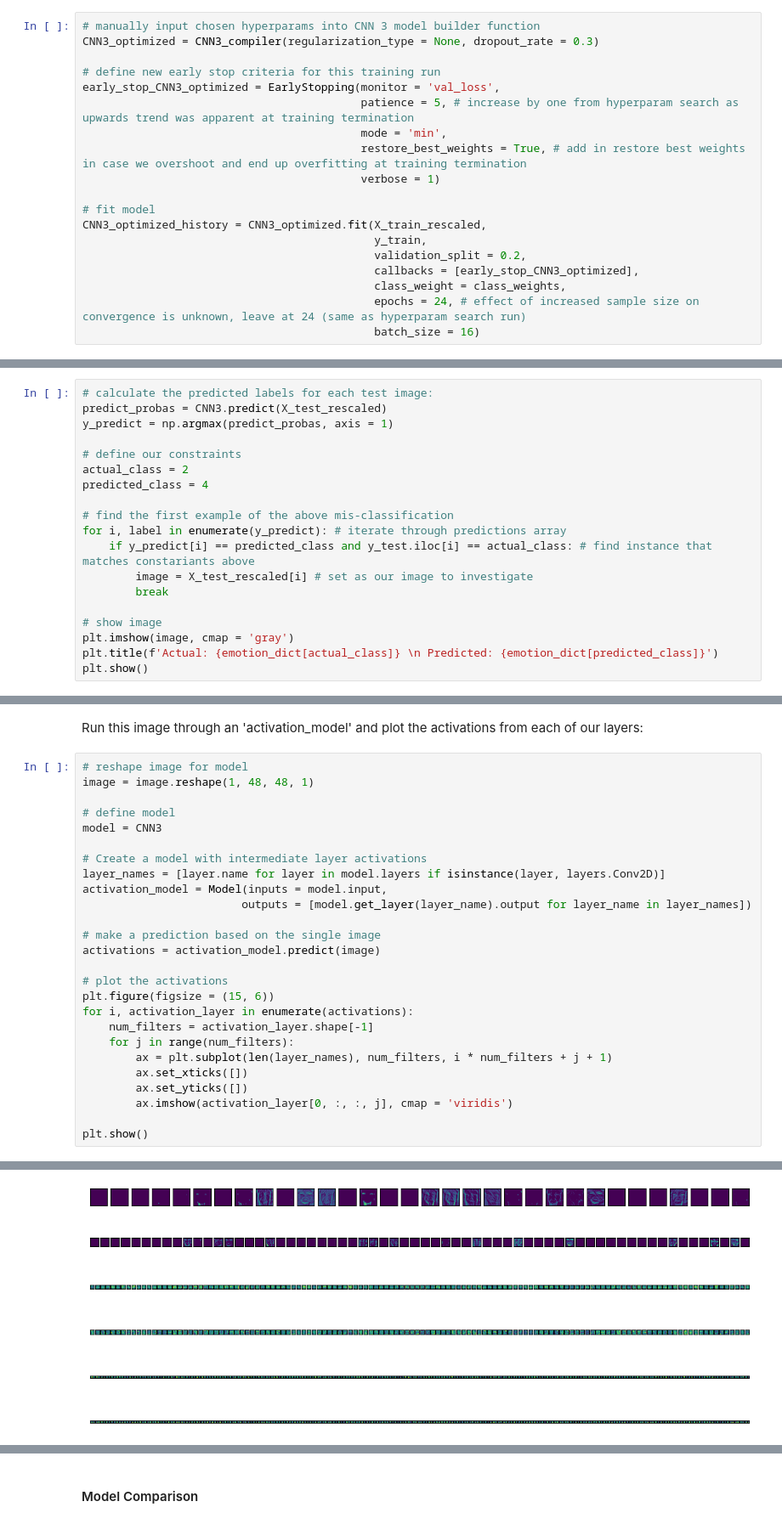
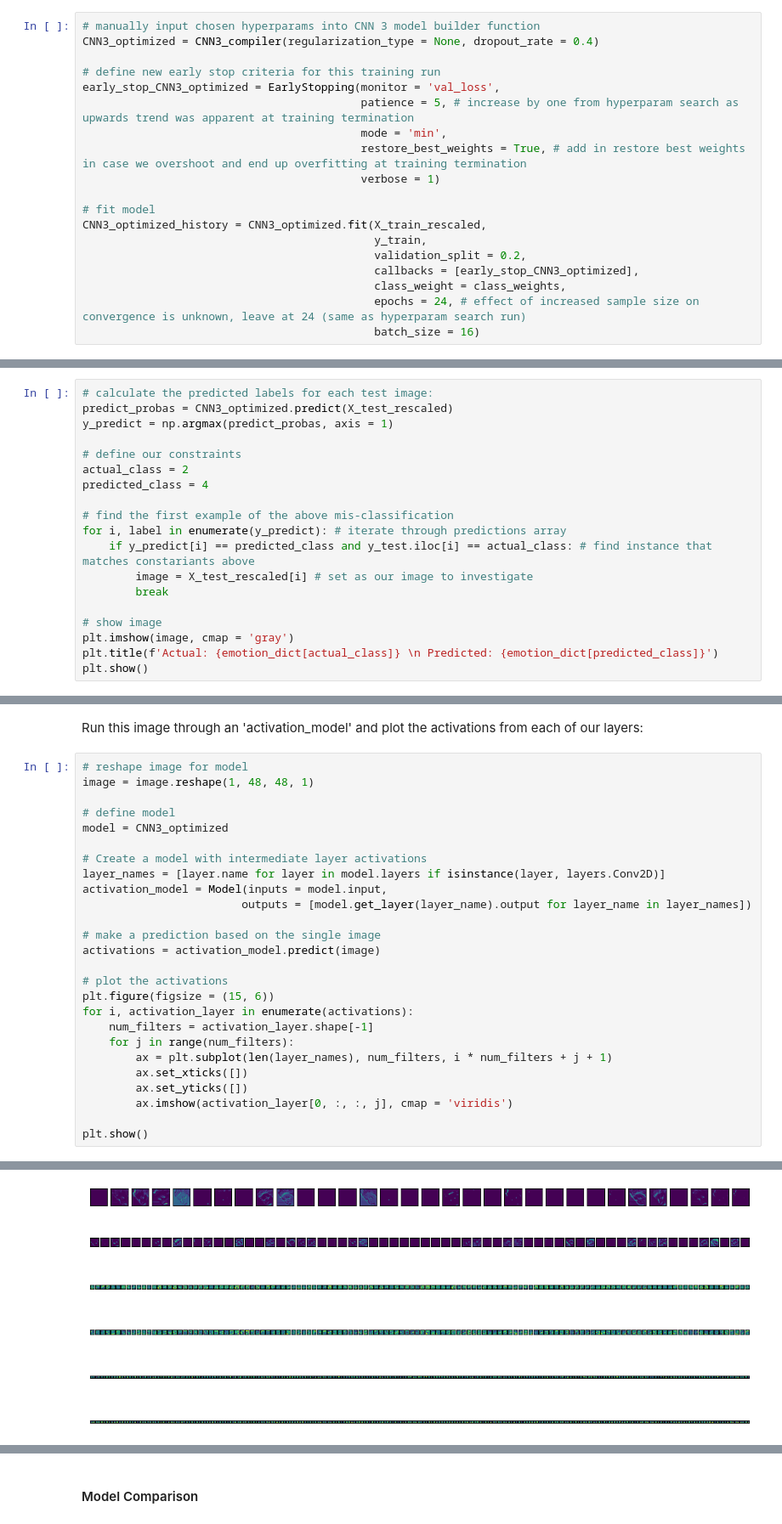
Before and after one commit to jasondetaylor/Facial_Expression_Recognition, a Jupyter notebook: Facial_Expression_Recognition_CNN.ipynb, the cells around one changed output, grey strips where cells are left out. Shown at 85% size. Cells and saved outputs as stored; diff of their text form.

```diff
--- a/Facial_Expression_Recognition_CNN.ipynb
+++ b/Facial_Expression_Recognition_CNN.ipynb
@@ -1178,7 +1187,7 @@ It seems both L1 and L2 regularization are penalizing our higher models weights
 Retrain our CNN 3 model on all available training data with chosen hyperparameters :
 # %%
 # manually input chosen hyperparams into CNN 3 model builder function
-CNN3_optimized = CNN3_compiler(regularization_type = None, dropout_rate = 0.3)
+CNN3_optimized = CNN3_compiler(regularization_type = None, dropout_rate = 0.4)
 
 # define new early stop criteria for this training run
 early_stop_CNN3_optimized = EarlyStopping(monitor = 'val_loss',
@@ -1263,7 +1259,7 @@ This matrix is reasonable good with relatively high proportions along the diagon
 Investigate an example of a our worst offender (class 2, fear) being predicted as class 4 (sad). Lets isolate it to one example and follow the image through the layers and visaulize the activations:
 # %%
 # calculate the predicted labels for each test image:
-predict_probas = CNN3.predict(X_test_rescaled)
+predict_probas = CNN3_optimized.predict(X_test_rescaled)
 y_predict = np.argmax(predict_probas, axis = 1)
 
 # define our constraints
@@ -1289,7 +1286,7 @@ Run this image through an 'activation_model' and plot the activations from each
 image = image.reshape(1, 48, 48, 1)
 
 # define model
-model = CNN3
+model = CNN3_optimized
 
 # Create a model with intermediate layer activations
 layer_names = [layer.name for layer in model.layers if isinstance(layer, layers.Conv2D)]
@@ -1314,2 +1312,2 @@ plt.show()
-[figure, old version]
+[figure, new version]
 # %% [markdown]
```
Also changed, not shown: parts of 49 cells of this notebook.
